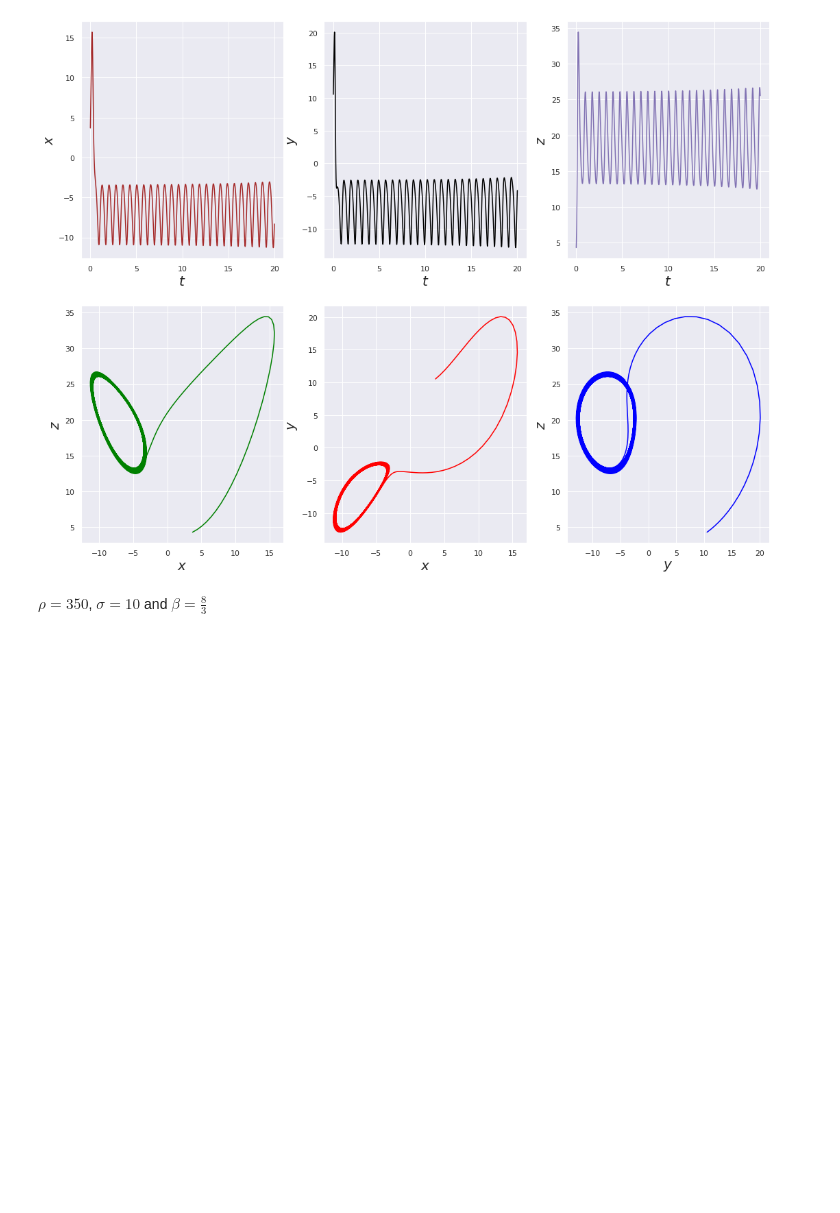
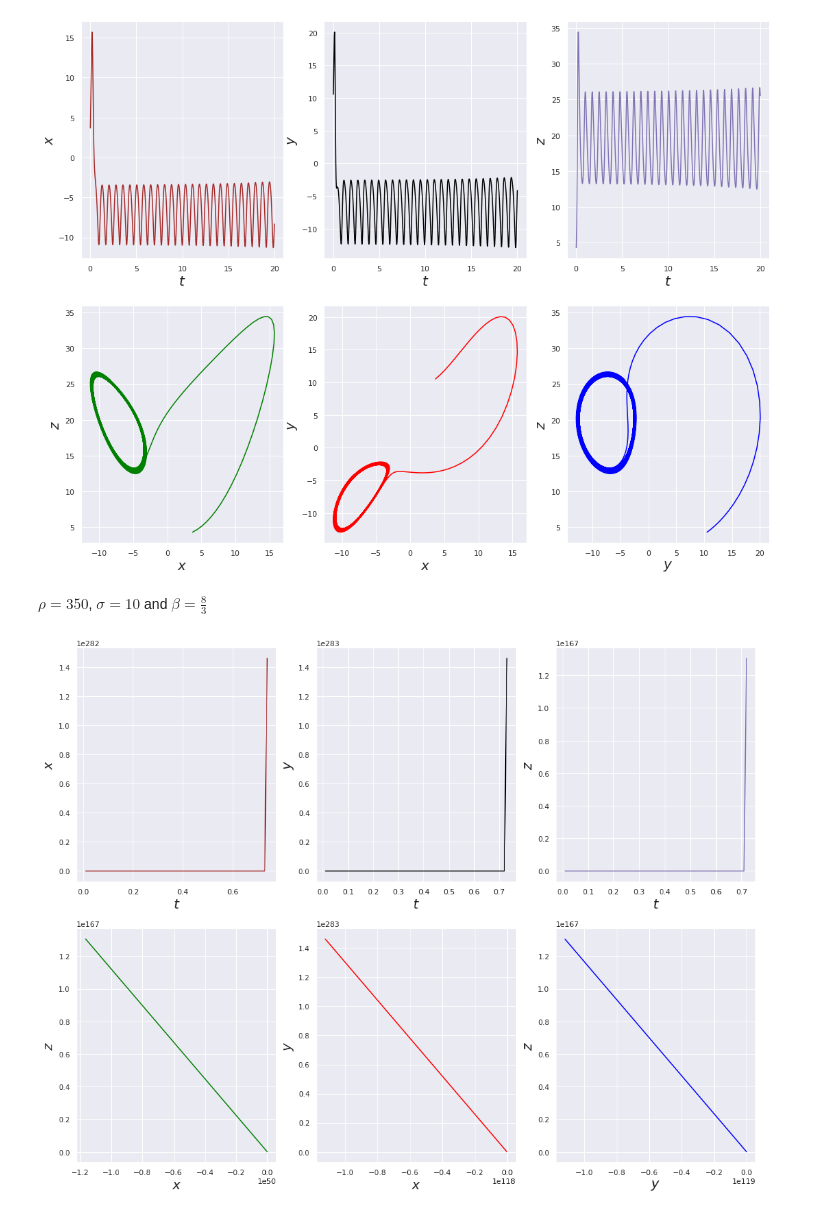
Before and after one commit to Souvik-0612/Dynamics, a Jupyter notebook: Lorenz attractor.ipynb, the cells around one changed output. Cells and saved outputs as stored; diff of their text form; code cells hidden in the pictures; blank space fills up the shorter version.

```diff
--- a/Lorenz attractor.ipynb
+++ b/Lorenz attractor.ipynb
@@ -237,7 +237,7 @@ def df2(x, y, z): return x*(350 - z)- y
 def df3(x, y, z): return x*y - 8/3*z
 
 #Intiial condtions
-x, y, z = 3, 10, 4
+x, y, z = 0, 1, 0
 t = 0
 
 dt = 0.01
@@ -254,30 +254,32 @@ while(t <= tf):
     zz.append(z)
     tt.append(t)
 
 #Plotting
 plt.rcParams["figure.figsize"] = (18, 14)
 plt.subplot(2, 3, 1)
 plt.plot(tt, xx, "Brown")
 plt.ylabel(r"$x$", size = 20)
 plt.xlabel(r'$t$', size = 20)
 plt.subplot(2, 3, 2)
 plt.plot(tt, yy, "Black")
 plt.ylabel(r"$y$", size = 20)
 plt.xlabel(r'$t$', size = 20)
 plt.subplot(2, 3, 3)
 plt.plot(tt, zz, "m")
 plt.ylabel(r"$z$", size = 20)
 plt.xlabel(r'$t$', size = 20)
 plt.subplot(2, 3, 4)
 plt.plot(xx, zz, "green")
 plt.ylabel(r"$z$", size = 20)
 plt.xlabel(r'$x$', size = 20)
 plt.subplot(2, 3, 5)
 plt.plot(xx, yy, "red")
 plt.ylabel(r"$y$", size = 20)
 plt.xlabel(r'$x$', size = 20)
 plt.subplot(2, 3, 6)
 plt.plot(yy, zz, "blue")
 plt.ylabel(r"$z$", size = 20)
 plt.xlabel(r'$y$', size = 20)
 plt.show()
+# %% [output]
+[figure, added]
```
